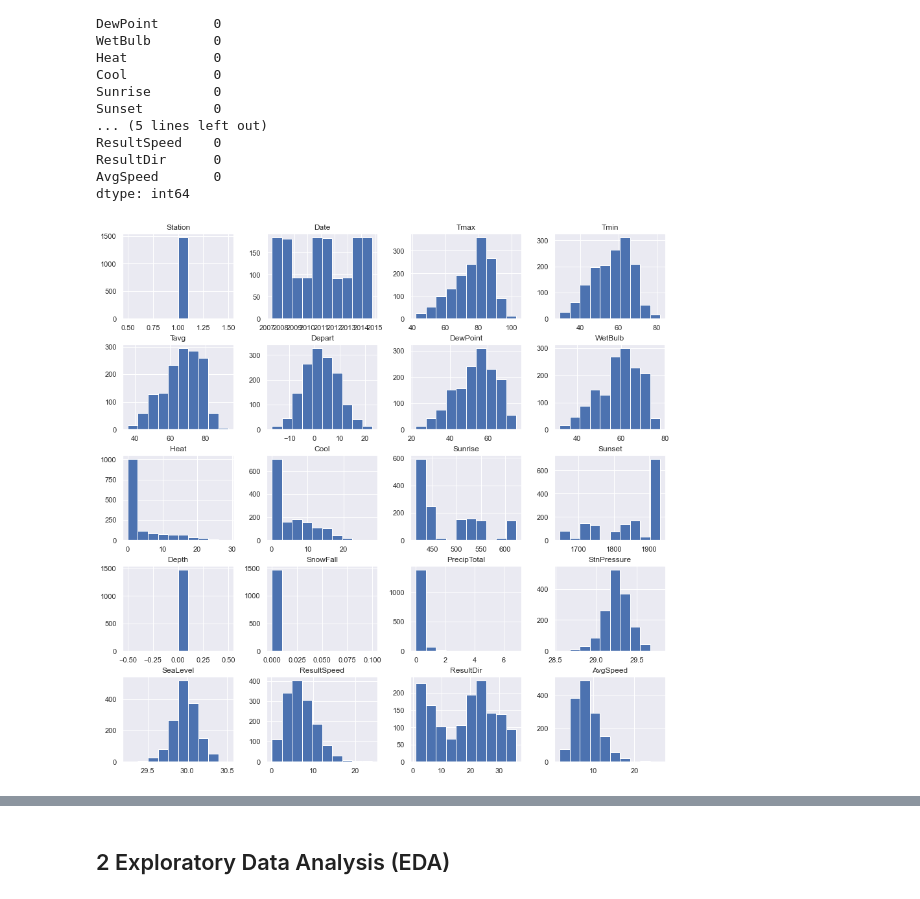
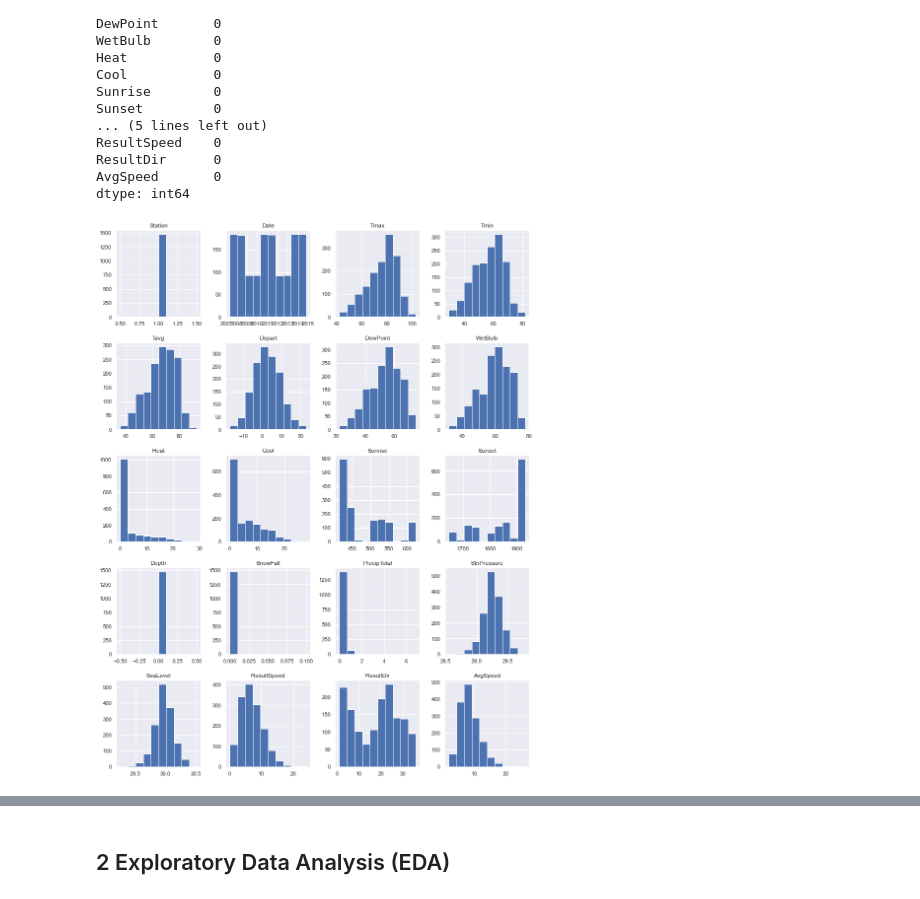
Before and after one commit to nahsradus/SpringBoard, a Jupyter notebook: CapstoneProject2/Notebooks/WestNileVirus.ipynb, the cells around one changed output, grey strips where cells are left out. Saved outputs shown, nothing was run; the diff lists cells and outputs as text; code cells hidden in the pictures.

```diff
--- a/CapstoneProject2/Notebooks/WestNileVirus.ipynb
+++ b/CapstoneProject2/Notebooks/WestNileVirus.ipynb
@@ -337,7 +360,7 @@ ResultDir      0
 AvgSpeed       0
 dtype: int64
 # %%
-weather_df1.hist(figsize=(15, 15))
+weather_df1.hist(figsize=(15, 20))
 plt.show()
 # %% [output]
-[figure, old version]
+[figure, new version]
```
Also changed, not shown: parts of 49 cells of this notebook.
